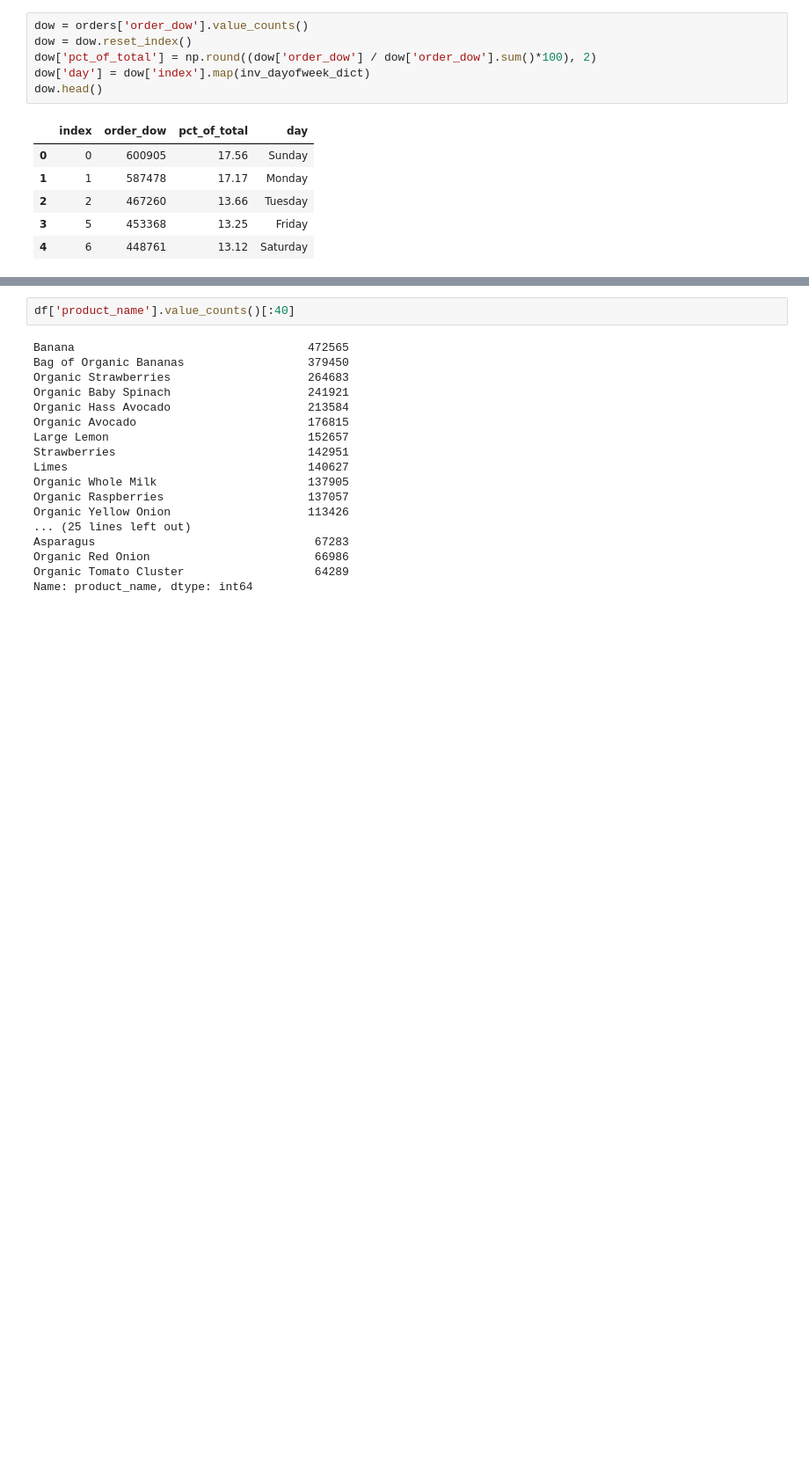
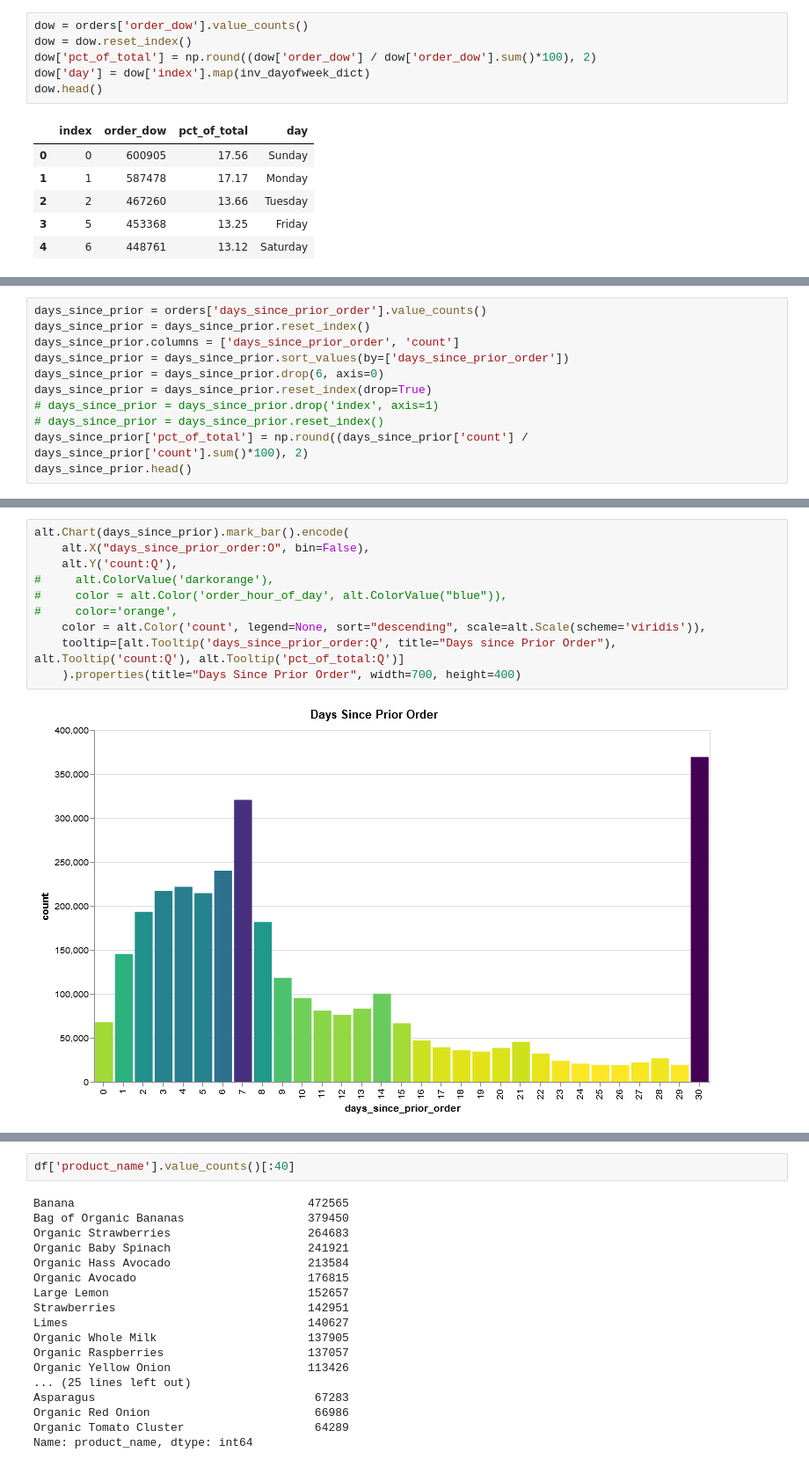
Before and after one commit to hjhuney/Instacart, a Jupyter notebook: Instacart.ipynb, the cells around one changed output, grey strips where cells are left out. Shown at 88% size. Cells and saved outputs as stored; diff of their text form; blank space fills up the shorter version.

```diff
--- a/Instacart.ipynb
+++ b/Instacart.ipynb
@@ -343,0 +347,11 @@ alt.Chart(dow).mark_bar().encode(
+# %%
+days_since_prior = orders['days_since_prior_order'].value_counts()
+days_since_prior = days_since_prior.reset_index()
+days_since_prior.columns = ['days_since_prior_order', 'count']
+days_since_prior = days_since_prior.sort_values(by=['days_since_prior_order'])
+days_since_prior = days_since_prior.drop(6, axis=0)
+days_since_prior = days_since_prior.reset_index(drop=True)
+# days_since_prior = days_since_prior.drop('index', axis=1)
+# days_since_prior = days_since_prior.reset_index()
+days_since_prior['pct_of_total'] = np.round((days_since_prior['count'] / days_since_prior['count'].sum()*100), 2)
+days_since_prior.head()
@@ -343,0 +365,12 @@ alt.Chart(dow).mark_bar().encode(
+# %%
+alt.Chart(days_since_prior).mark_bar().encode(
+    alt.X("days_since_prior_order:O", bin=False),
+    alt.Y('count:Q'),
+#     alt.ColorValue('darkorange'),
+#     color = alt.Color('order_hour_of_day', alt.ColorValue("blue")),
+#     color='orange',
+    color = alt.Color('count', legend=None, sort="descending", scale=alt.Scale(scheme='viridis')),
+    tooltip=[alt.Tooltip('days_since_prior_order:Q', title="Days since Prior Order"), alt.Tooltip('count:Q'), alt.Tooltip('pct_of_total:Q')]
+    ).properties(title="Days Since Prior Order", width=700, height=400)
+# %% [output]
+[figure, added]
```
Also changed, not shown: parts of 65 cells of this notebook.
